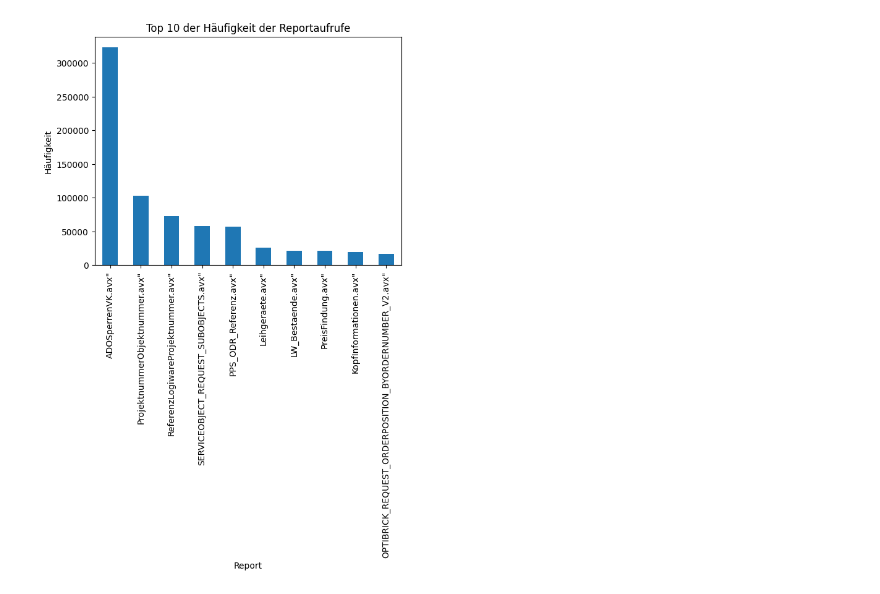
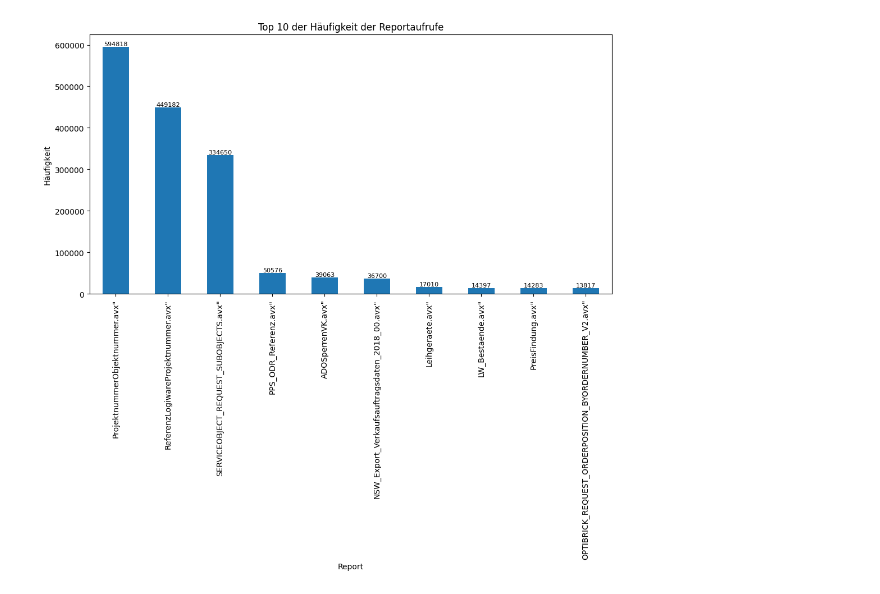
Before and after one commit to doodelidodo/AbacusReportsAuswertung, a Jupyter notebook: ReportAuswertung.ipynb, the cells around one changed output. Saved outputs shown, nothing was run; the diff lists cells and outputs as text; code cells hidden in the pictures.

```diff
--- a/ReportAuswertung.ipynb
+++ b/ReportAuswertung.ipynb
@@ -17,16 +15,36 @@ counts = df['Report'].value_counts().nlargest(10)
-# %%
-# Erstelle ein Balkendiagramm
-ax = counts.plot(kind='bar')
-
-# Füge Titel und Achsenbeschriftungen hinzu
-ax.set_title('Top 10 der Häufigkeit der Reportaufrufe')
-ax.set_xlabel('Report')
-ax.set_ylabel('Häufigkeit')
-
-# Zeige das Diagramm an
-plt.show()
-# %% [output]
-[figure, removed]
+# %%
+
+df['TimeStamp'] = pd.to_datetime(df['TimeStamp'])
+two_weeks_ago = datetime.now() - timedelta(days=14)
+df_last_two_weeks = df[df['TimeStamp'] >= two_weeks_ago]
+counts = df_last_two_weeks['Report'].value_counts().nlargest(10)
+# %%
+current_timestamp = datetime.now().strftime("%Y%m%d%H%M%S")
+
+# Name des PDF-Dateinamens mit Zeitstempel
+pdf_filename = f"ReportAufrufe_{current_timestamp}.pdf"
+pdf_pages = PdfPages(pdf_filename)
+# %%
+# Plot erstellen
+fig, ax = plt.subplots(figsize=(12, 6))  # Breite von 12 Zoll, Höhe von 6 Zoll
+counts.plot(kind='bar', ax=ax)
+
+# Füge Titel und Achsenbeschriftungen hinzu
+ax.set_title('Top 10 der Häufigkeit der Reportaufrufe')
+ax.set_xlabel('Report')
+ax.set_ylabel('Häufigkeit')
+
+# Beschriftungen der Bars anpassen
+for container in ax.containers:
+    ax.bar_label(container, label_type='edge', fontsize=8)
+
+# Achsenbeschriftungen anpassen
+ax.tick_params(axis='x', labelrotation=90, labelsize=10)  # Rotiere und verkleinere die x-Achsenbeschriftungen
+
+# Plot zum PDF hinzufügen
+pdf_pages.savefig(fig, bbox_inches='tight')
+# %% [output]
+[figure, added]
 # %%
 import pandas as pd
 import matplotlib.pyplot as plt
```
Also changed, not shown: parts of 3 cells of this notebook, 3 other files.
